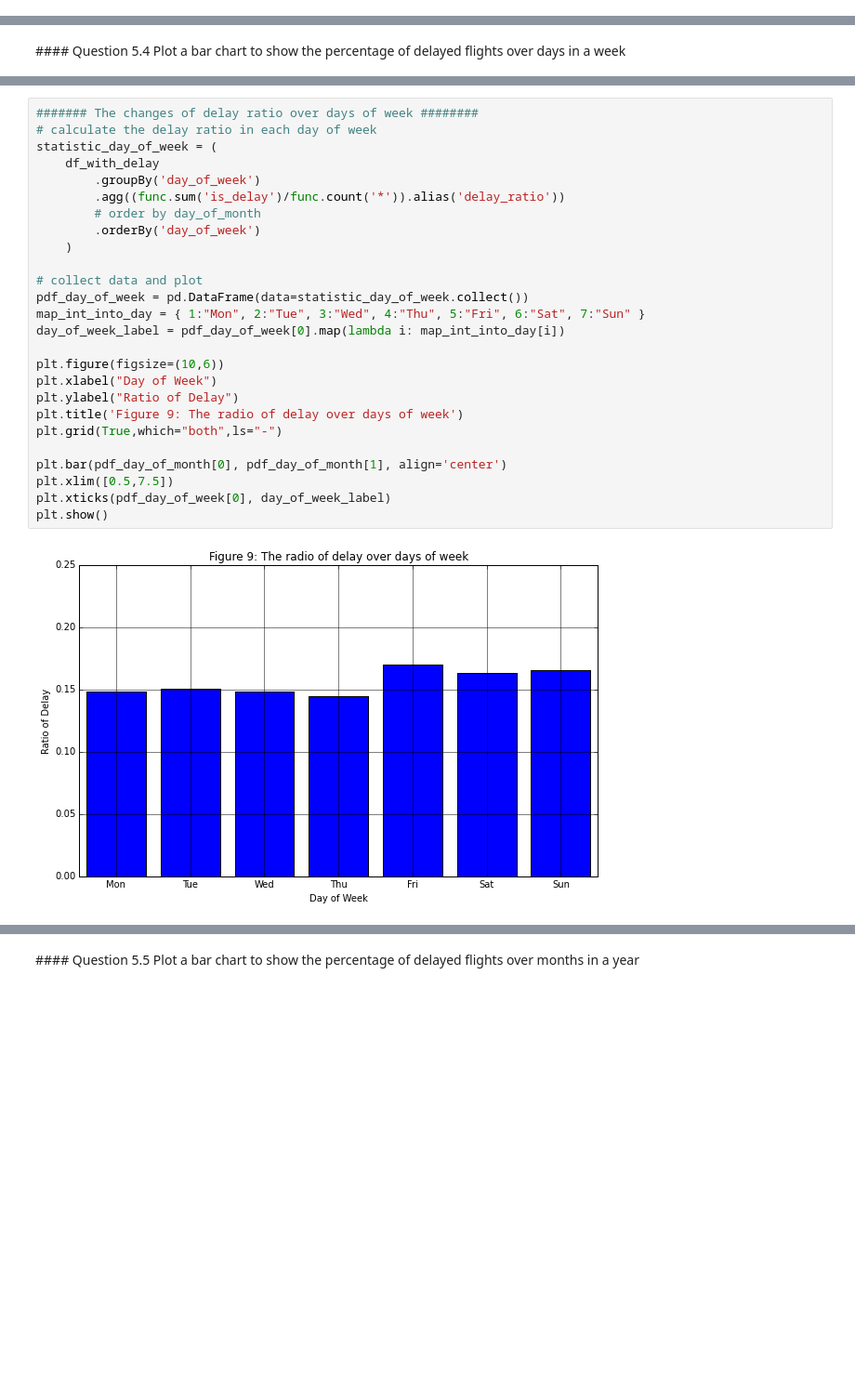
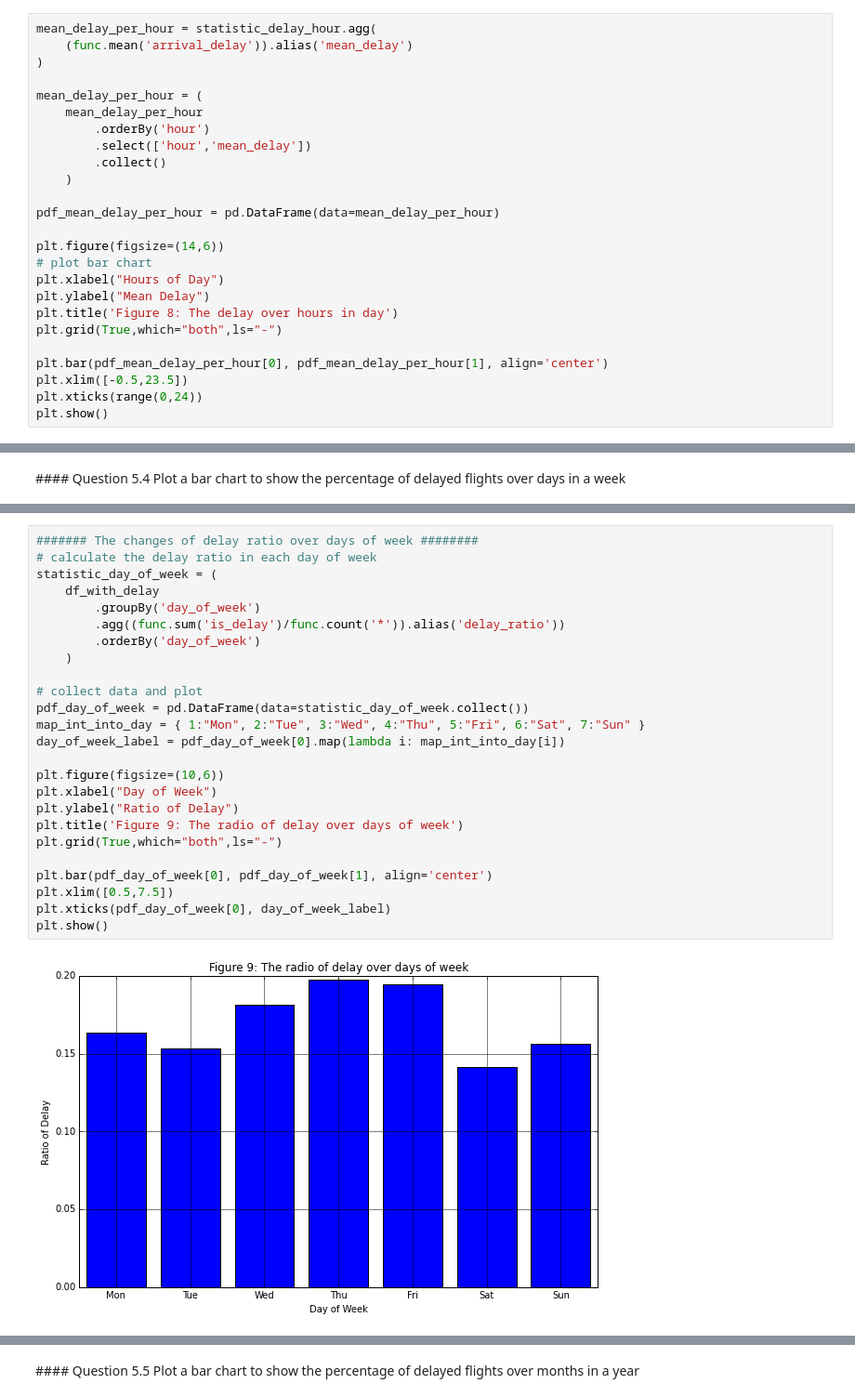
Before and after one commit to adriculteur/Algorithmic-Machine-Learning, a Jupyter notebook: Notebooks/[Lecture 5+6] Regression algorithm - Using Random Forests to predict Airplane Delays.ipynb, the cells around one changed output, grey strips where cells are left out. Shown: that part at 93% size. Saved outputs shown, nothing was run; the diff lists cells and outputs as text; blank space fills up the shorter version.

```diff
--- a/Notebooks/[Lecture 5+6] Regression algorithm - Using Random Forests to predict Airplane Delays.ipynb
+++ b/Notebooks/[Lecture 5+6] Regression algorithm - Using Random Forests to predict Airplane Delays.ipynb
@@ -653,3 +653,28 @@ To create this figure we only considered delayed flights as the question was abo
 <br><br>
 However the values at night (1 a.m. - 4 a.m.) should be used carefully as they only consist of a few samples and can be biased by seldom events (few flights at that time of day and few of the delayed).
 </div>
+# %%
+mean_delay_per_hour = statistic_delay_hour.agg(
+    (func.mean('arrival_delay')).alias('mean_delay')
+)
+
+mean_delay_per_hour = (
+    mean_delay_per_hour
+        .orderBy('hour')
+        .select(['hour','mean_delay'])
+        .collect()
+    )
+
+pdf_mean_delay_per_hour = pd.DataFrame(data=mean_delay_per_hour)
+
+plt.figure(figsize=(14,6))
+# plot bar chart
+plt.xlabel("Hours of Day")
+plt.ylabel("Mean Delay")
+plt.title('Figure 8: The delay over hours in day')
+plt.grid(True,which="both",ls="-")
+
+plt.bar(pdf_mean_delay_per_hour[0], pdf_mean_delay_per_hour[1], align='center')
+plt.xlim([-0.5,23.5])
+plt.xticks(range(0,24))
+plt.show()
@@ -757,28 +765,27 @@ plt.show()
 # %%
 ####### The changes of delay ratio over days of week ########
 # calculate the delay ratio in each day of week
 statistic_day_of_week = (
     df_with_delay
         .groupBy('day_of_week')
         .agg((func.sum('is_delay')/func.count('*')).alias('delay_ratio'))
-        # order by day_of_month
         .orderBy('day_of_week')
     )
 
 # collect data and plot
 pdf_day_of_week = pd.DataFrame(data=statistic_day_of_week.collect())
 map_int_into_day = { 1:"Mon", 2:"Tue", 3:"Wed", 4:"Thu", 5:"Fri", 6:"Sat", 7:"Sun" }
 day_of_week_label = pdf_day_of_week[0].map(lambda i: map_int_into_day[i])
 
 plt.figure(figsize=(10,6))
 plt.xlabel("Day of Week")
 plt.ylabel("Ratio of Delay")
 plt.title('Figure 9: The radio of delay over days of week')
 plt.grid(True,which="both",ls="-")
 
-plt.bar(pdf_day_of_month[0], pdf_day_of_month[1], align='center')
+plt.bar(pdf_day_of_week[0], pdf_day_of_week[1], align='center')
 plt.xlim([0.5,7.5])
 plt.xticks(pdf_day_of_week[0], day_of_week_label)
 plt.show()
 # %% [output]
-[figure, old version]
+[figure, new version]
```
Also changed, not shown: parts of 71 cells of this notebook, 1 other file.
